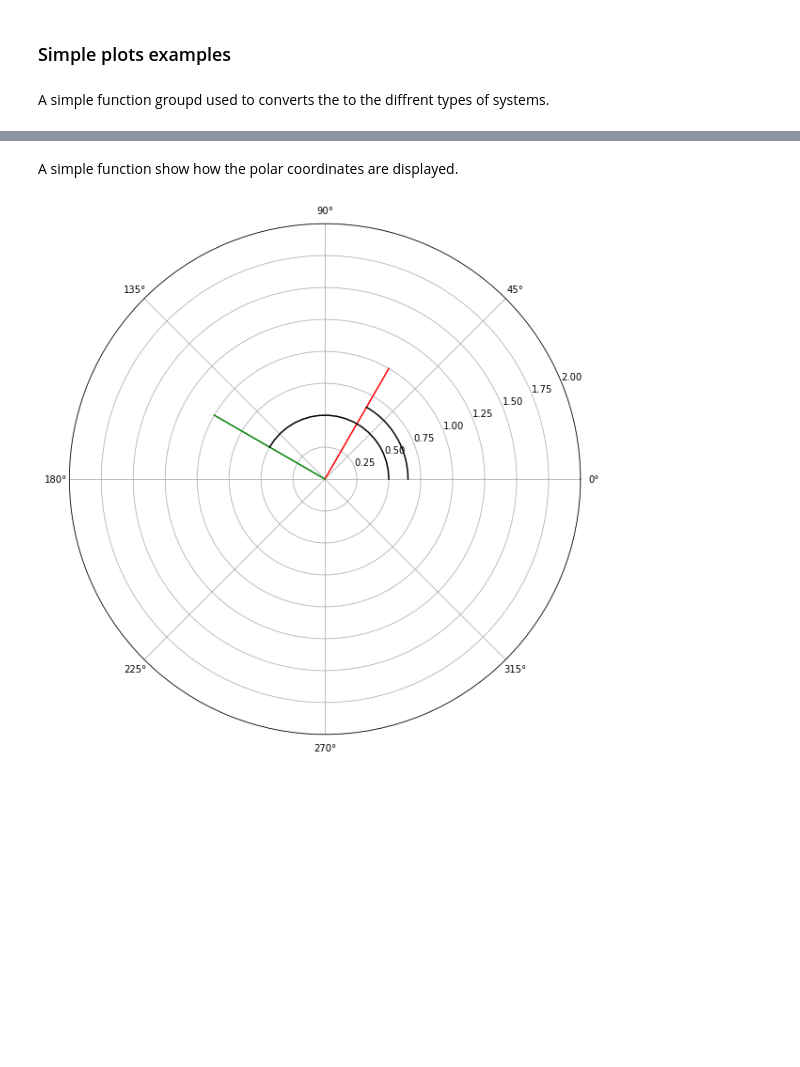
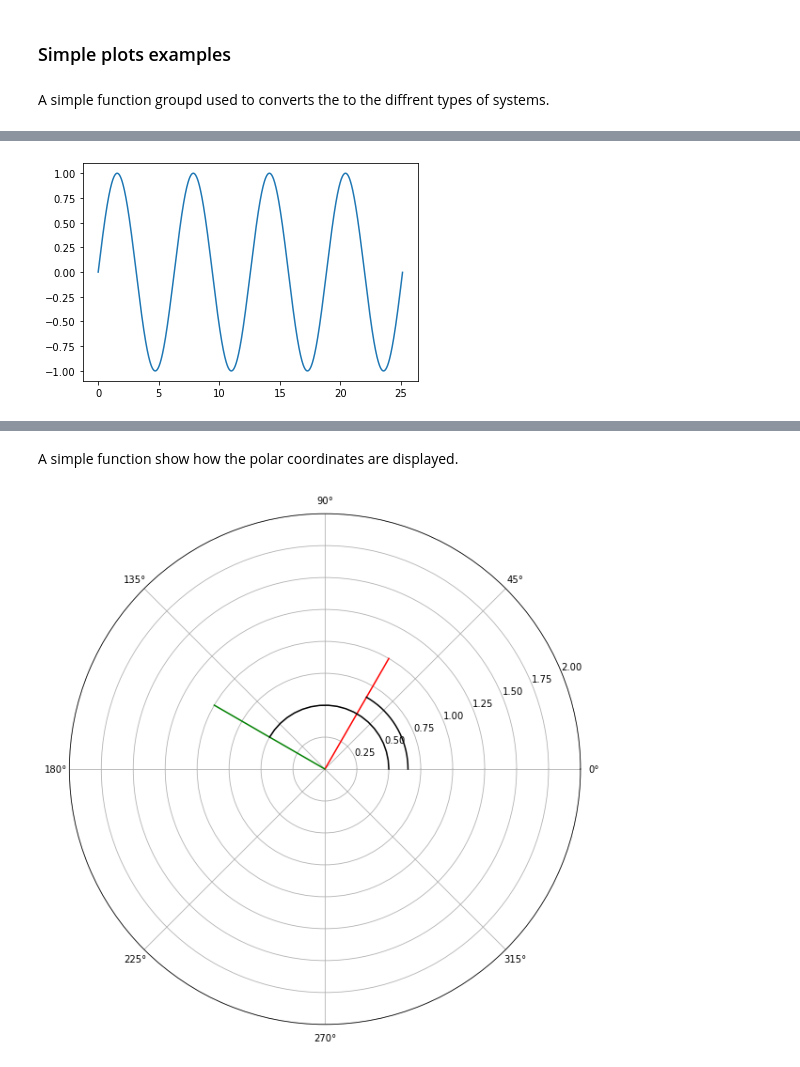
Before and after one commit to SebNik/School-Stuff, a Jupyter notebook: Math_Polar_Coordinates.ipynb, the cells around one changed output, grey strips where cells are left out. Cells and saved outputs as stored; diff of their text form; code cells hidden in the pictures; blank space fills up the shorter version.

```diff
--- a/Math_Polar_Coordinates.ipynb
+++ b/Math_Polar_Coordinates.ipynb
@@ -30,0 +114,8 @@ def pol2cart(rho, phi):
+# %%
+a = np.arange(0,np.pi*8,0.01)
+b = np.sin(a)
+
+plt.plot(a, b)
+plt.show()
+# %% [output]
+[figure, added]
```
Also changed, not shown: parts of 6 cells of this notebook, 6 other files.
